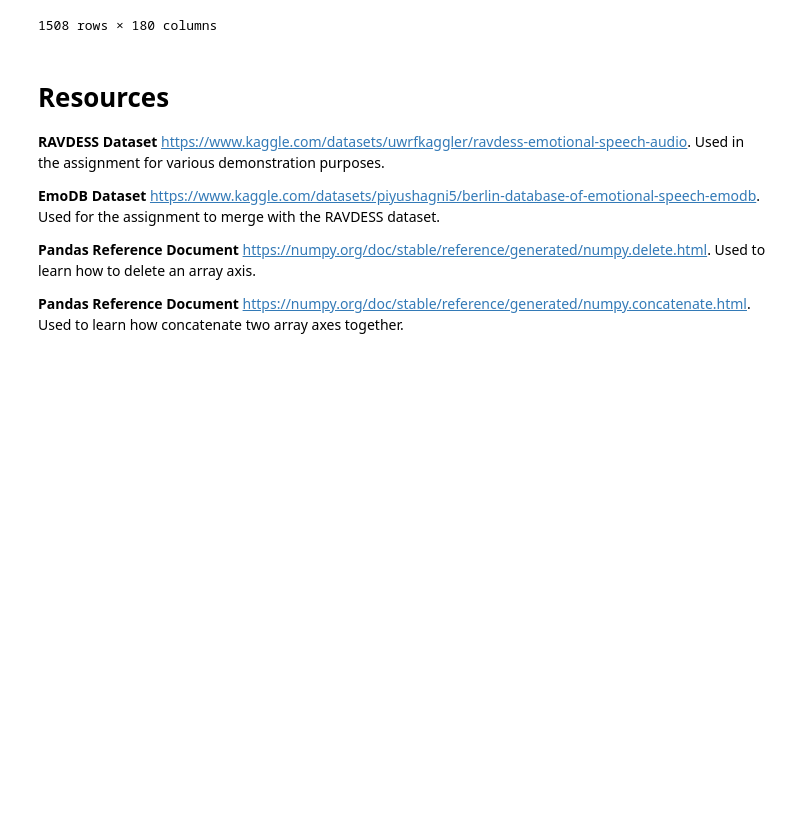
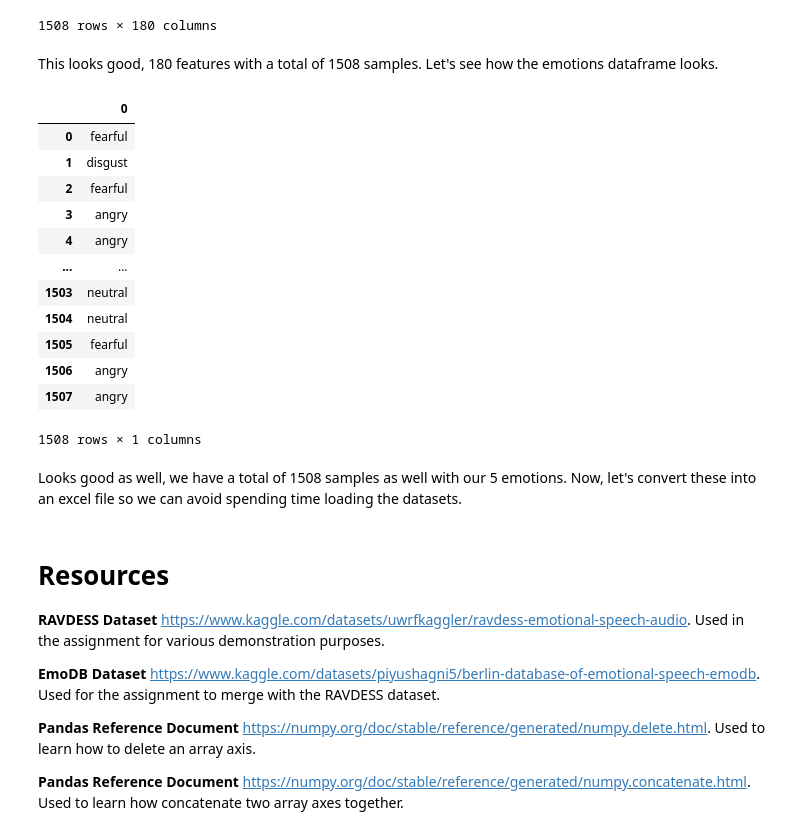
Before and after one commit to manideepvangari/Week3-Machine_Learning, a Jupyter notebook: Week_3_MachineLearning.ipynb, the cells around one changed output. Cells and saved outputs as stored; diff of their text form; code cells hidden in the pictures; blank space fills up the shorter version.

```diff
--- a/Week_3_MachineLearning.ipynb
+++ b/Week_3_MachineLearning.ipynb
@@ -752,3 +754,23 @@ features_dataframe
 | 1506 | 0.548394 | 0.616139 | 0.657003 | 0.569550 | 0.448954 | 0.491863 | 0.597981 | 0.627743 | 0.600697 | 0.532020 | ... | ... |
 | 1507 | 0.603816 | 0.630527 | 0.612776 | 0.597942 | 0.553042 | 0.593758 | 0.605321 | 0.614130 | 0.595059 | 0.499615 | ... | ... |
 1508 rows × 180 columns
+# %% [markdown]
+This looks good, 180 features with a total of 1508 samples. Let's see how the emotions dataframe looks.
+# %%
+emotions_dataframe
+# %% [output]
+|  | 0 |
+| 0 | fearful |
+| 1 | disgust |
+| 2 | fearful |
+| 3 | angry |
+| 4 | angry |
+| ... | ... |
+| 1503 | neutral |
+| 1504 | neutral |
+| 1505 | fearful |
+| 1506 | angry |
+| 1507 | angry |
+1508 rows × 1 columns
+# %% [markdown]
+Looks good as well, we have a total of 1508 samples as well with our 5 emotions. Now, let's convert these into an excel file so we can avoid spending time loading the datasets.
```
Also changed, not shown: parts of 2 cells of this notebook.
